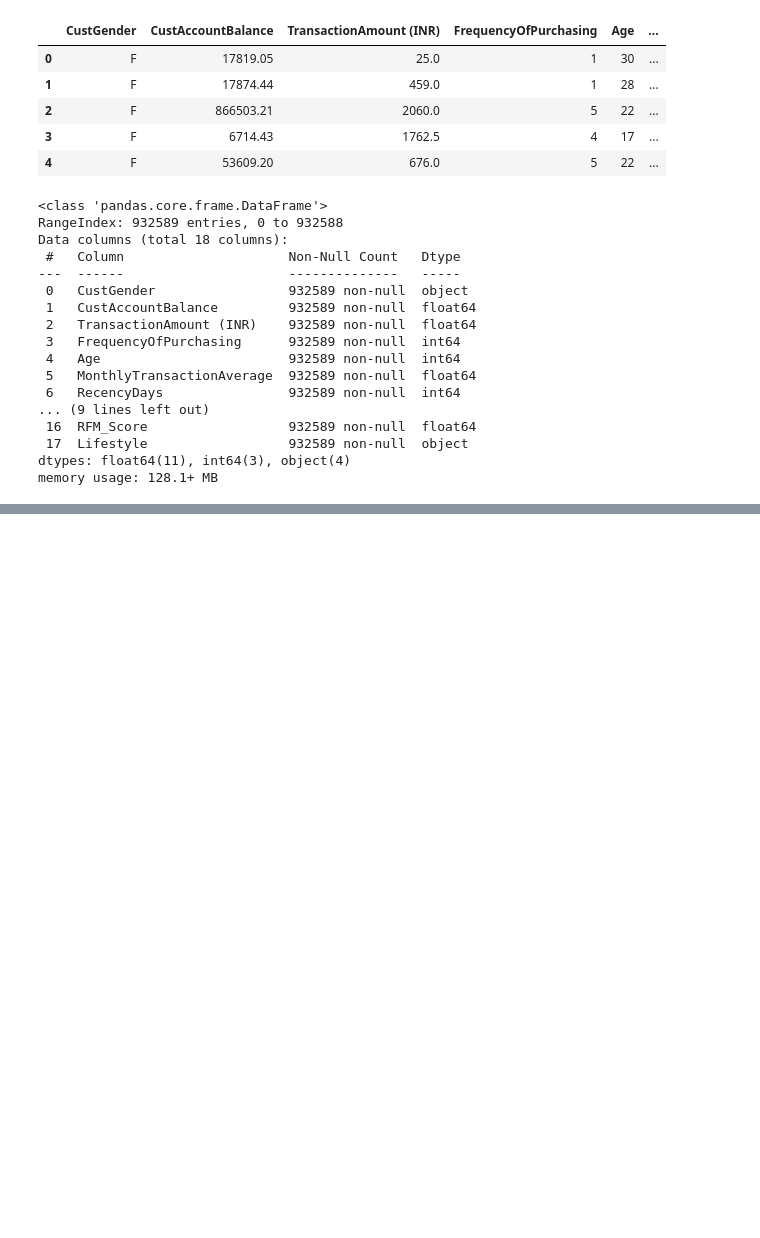
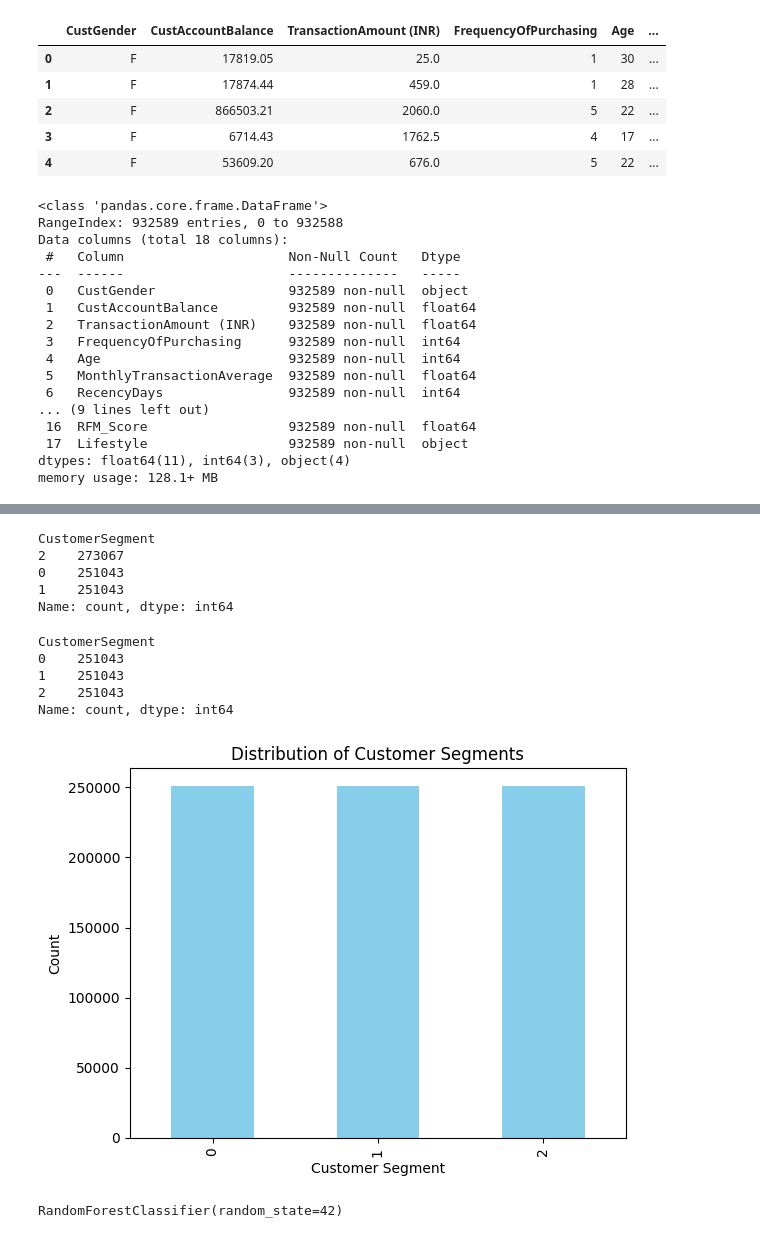
Before and after one commit to Kiritiaajd/Customer-Segmentation-for-Banking-Clients, a Jupyter notebook: experiment/Model_trainning.ipynb, the cells around one changed output, grey strips where cells are left out. Saved outputs shown, nothing was run; the diff lists cells and outputs as text; code cells hidden in the pictures; blank space fills up the shorter version.

Commit message:
Model_trainning

```diff
--- a/experiment/Model_trainning.ipynb
+++ b/experiment/Model_trainning.ipynb
@@ -39,0 +86,48 @@ df.to_excel('Purchasing_power_dataset.xlsx', index=False)
+# %%
+
+from sklearn.utils import resample
+
+segment_0 = df[df['CustomerSegment'] == 0]
+segment_1 = df[df['CustomerSegment'] == 1]
+segment_2 = df[df['CustomerSegment'] == 2]
+
+segment_0_downsampled = resample(segment_0, replace=False, n_samples=len(segment_1), random_state=42)
+
+# Combine them back
+df_balanced = pd.concat([segment_0_downsampled, segment_1, segment_2])
+
+# Check the new distribution
+print(df_balanced['CustomerSegment'].value_counts())
+# %% [output]
+CustomerSegment
+2    273067
+0    251043
+1    251043
+Name: count, dtype: int64
+# %%
+# Downsample segment 0 and segment 2 to match the size of segment 1
+segment_0_downsampled = resample(segment_0, replace=False, n_samples=len(segment_1), random_state=42)
+segment_2_downsampled = resample(segment_2, replace=False, n_samples=len(segment_1), random_state=42)
+
+# Combine them back into a balanced dataframe
+df_balanced = pd.concat([segment_0_downsampled, segment_1, segment_2_downsampled])
+
+# Check the new distribution
+print(df_balanced['CustomerSegment'].value_counts())
+# %% [output]
+CustomerSegment
+0    251043
+1    251043
+2    251043
+Name: count, dtype: int64
+# %%
+# Plotting the distribution
+import matplotlib.pyplot as plt
+
+df_balanced['CustomerSegment'].value_counts().plot(kind='bar', color='skyblue')
+plt.title('Distribution of Customer Segments')
+plt.xlabel('Customer Segment')
+plt.ylabel('Count')
+plt.show()
+# %% [output]
+[figure, added]
@@ -39,0 +145,10 @@ df.to_excel('Purchasing_power_dataset.xlsx', index=False)
+# %%
+from sklearn.ensemble import RandomForestClassifier
+
+# Initialize the model
+model = RandomForestClassifier(random_state=42)
+
+# Train the model
+model.fit(X_train, y_train)
+# %% [output]
+RandomForestClassifier(random_state=42)
```
Also changed, not shown: parts of 10 cells of this notebook, 1 other file.
